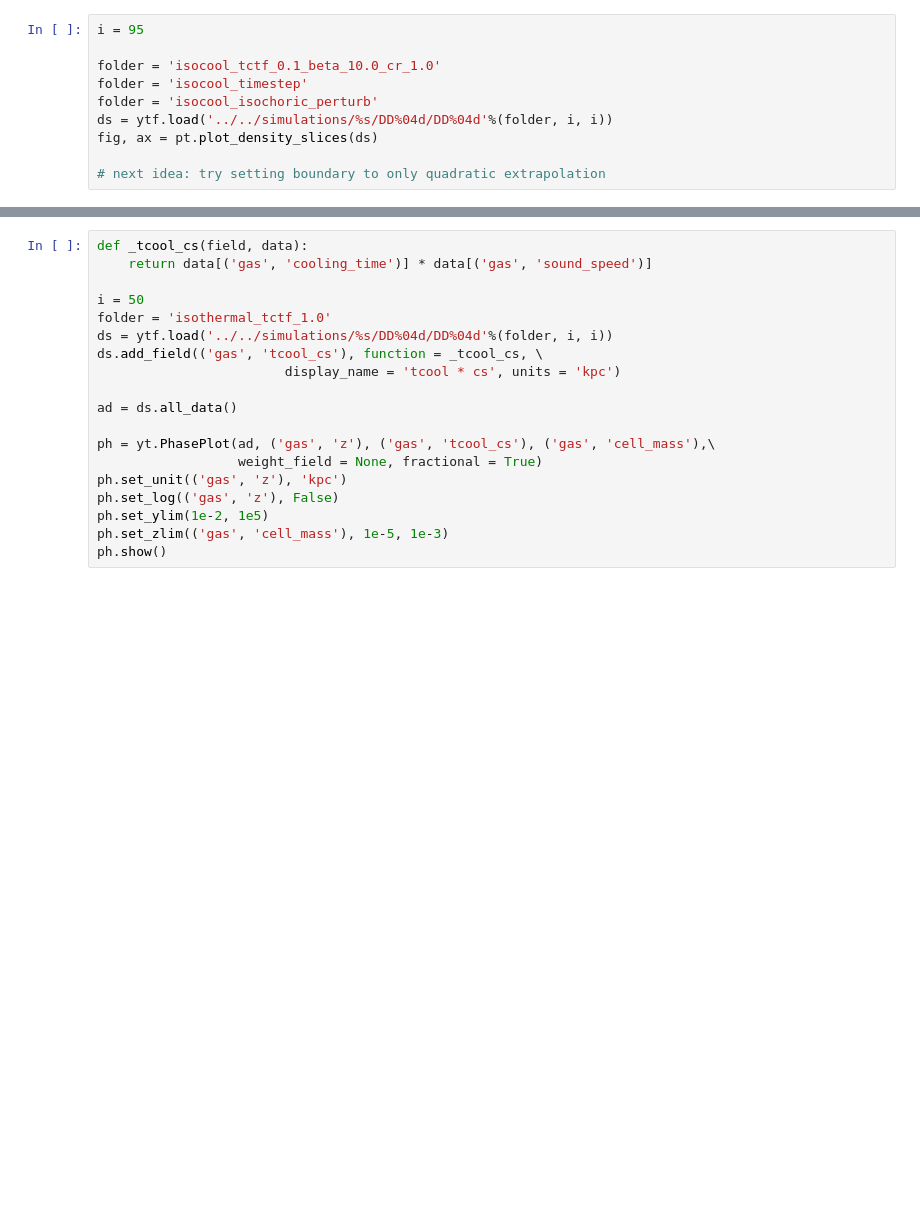
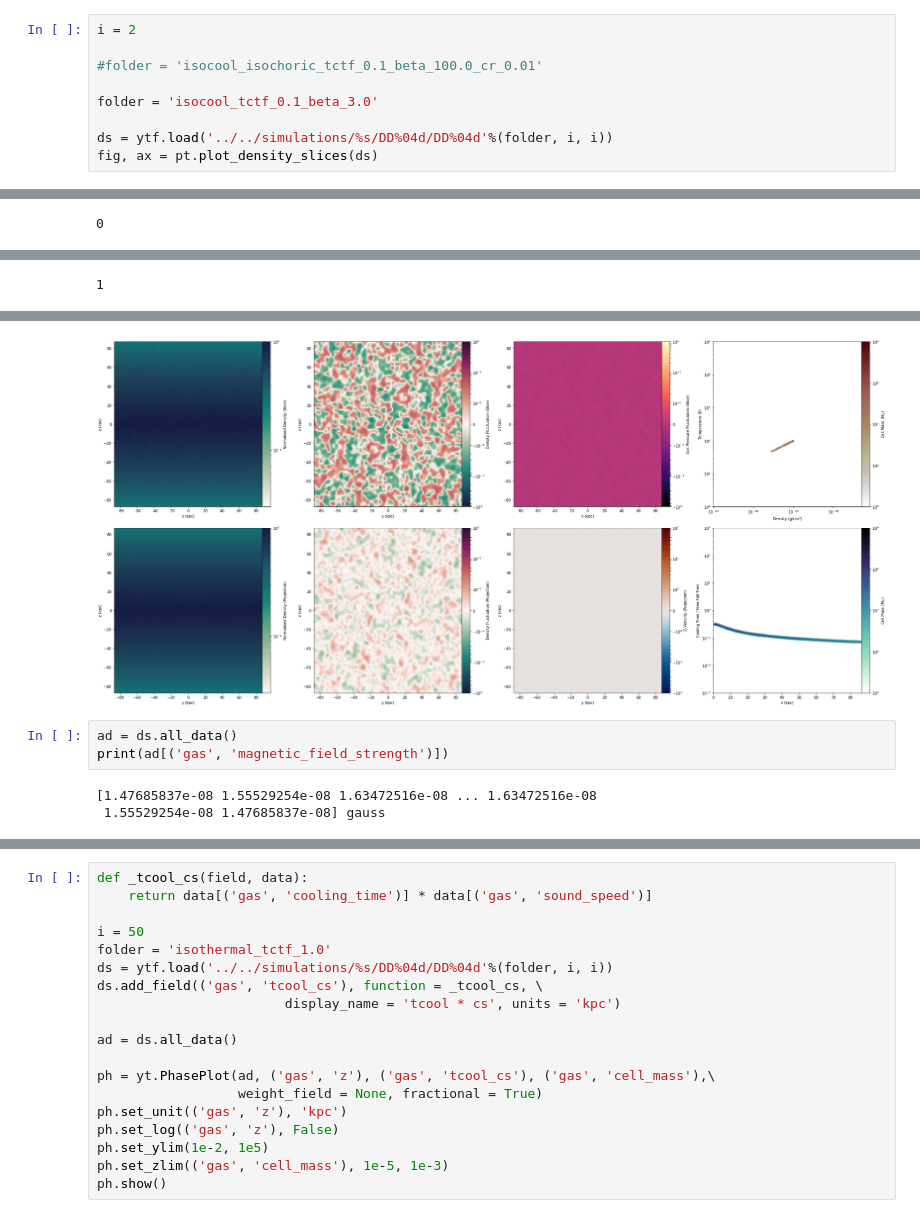
Before and after one commit to ibutsky/thermal_instabilities, a Jupyter notebook: analysis/test.ipynb, the cells around one changed output, grey strips where cells are left out. Drawn from its saved outputs; the diff is of its cells as text; blank space fills up the shorter version.

```diff
--- a/analysis/test.ipynb
+++ b/analysis/test.ipynb
@@ -24,11 +24,10 @@ yt : [INFO     ] 2019-11-08 11:18:33,881 Parameters: cosmological_simulation   =
 # %%
-i = 95
+i = 2
 
-folder = 'isocool_tctf_0.1_beta_10.0_cr_1.0'
-folder = 'isocool_timestep'
-folder = 'isocool_isochoric_perturb'
+#folder = 'isocool_isochoric_tctf_0.1_beta_100.0_cr_0.01'
+
+folder = 'isocool_tctf_0.1_beta_3.0'
+
 ds = ytf.load('../../simulations/%s/DD%04d/DD%04d'%(folder, i, i))
 fig, ax = pt.plot_density_slices(ds)
-
-# next idea: try setting boundary to only quadratic extrapolation
 # %% [output]
@@ -51,0 +51 @@ yt : [WARNING  ] 2019-11-08 12:21:54,601 Switching to symlog colorbar scaling un
+0
@@ -51,0 +53 @@ yt : [WARNING  ] 2019-11-08 12:21:54,601 Switching to symlog colorbar scaling un
+1
@@ -51,0 +60,7 @@ yt : [WARNING  ] 2019-11-08 12:21:54,601 Switching to symlog colorbar scaling un
+[figure, added]
+# %%
+ad = ds.all_data()
+print(ad[('gas', 'magnetic_field_strength')])
+# %% [output]
+[1.47685837e-08 1.55529254e-08 1.63472516e-08 ... 1.63472516e-08
+ 1.55529254e-08 1.47685837e-08] gauss
```
Also changed, not shown: parts of 5 cells of this notebook, 3 other files.
